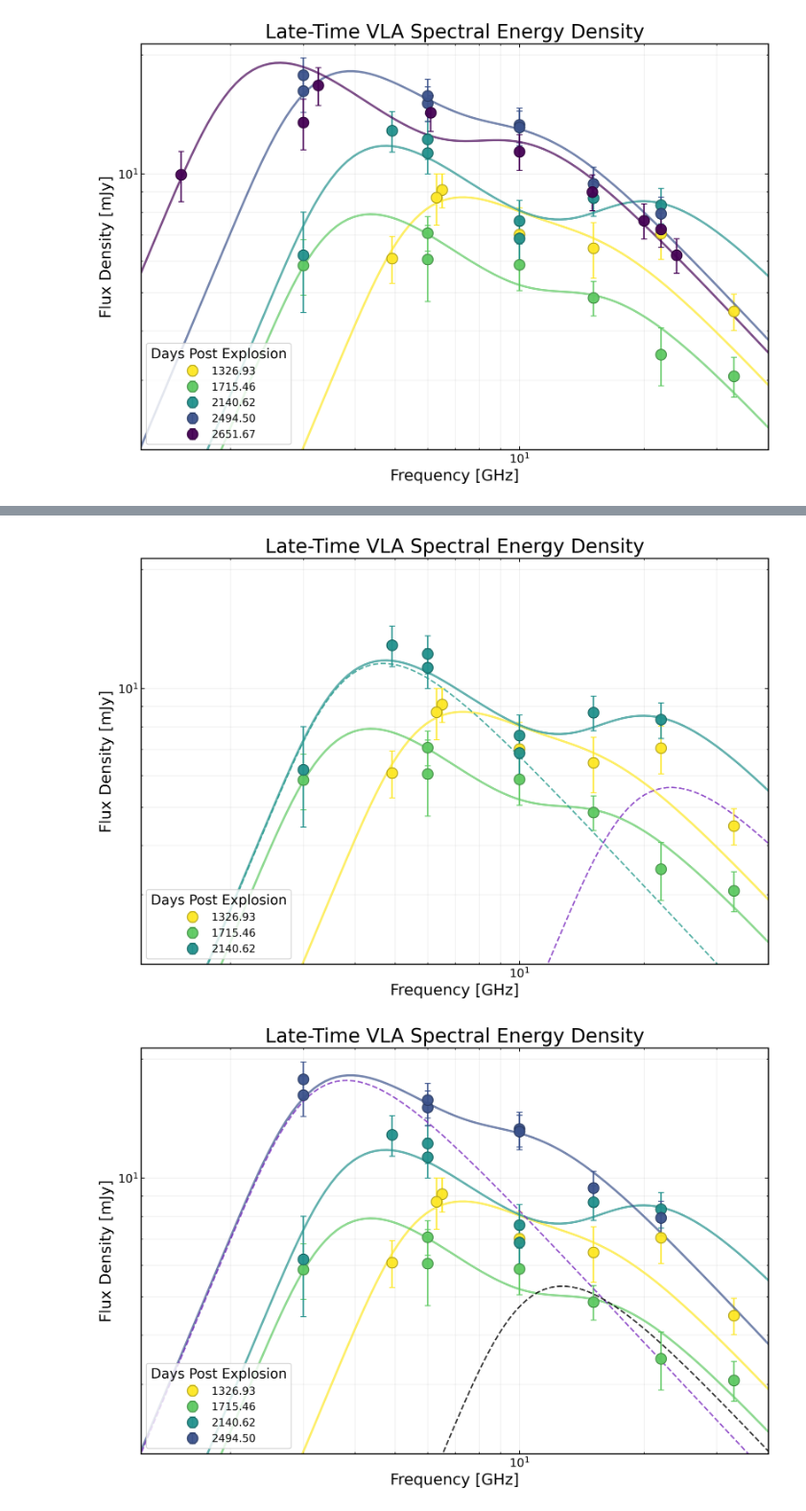
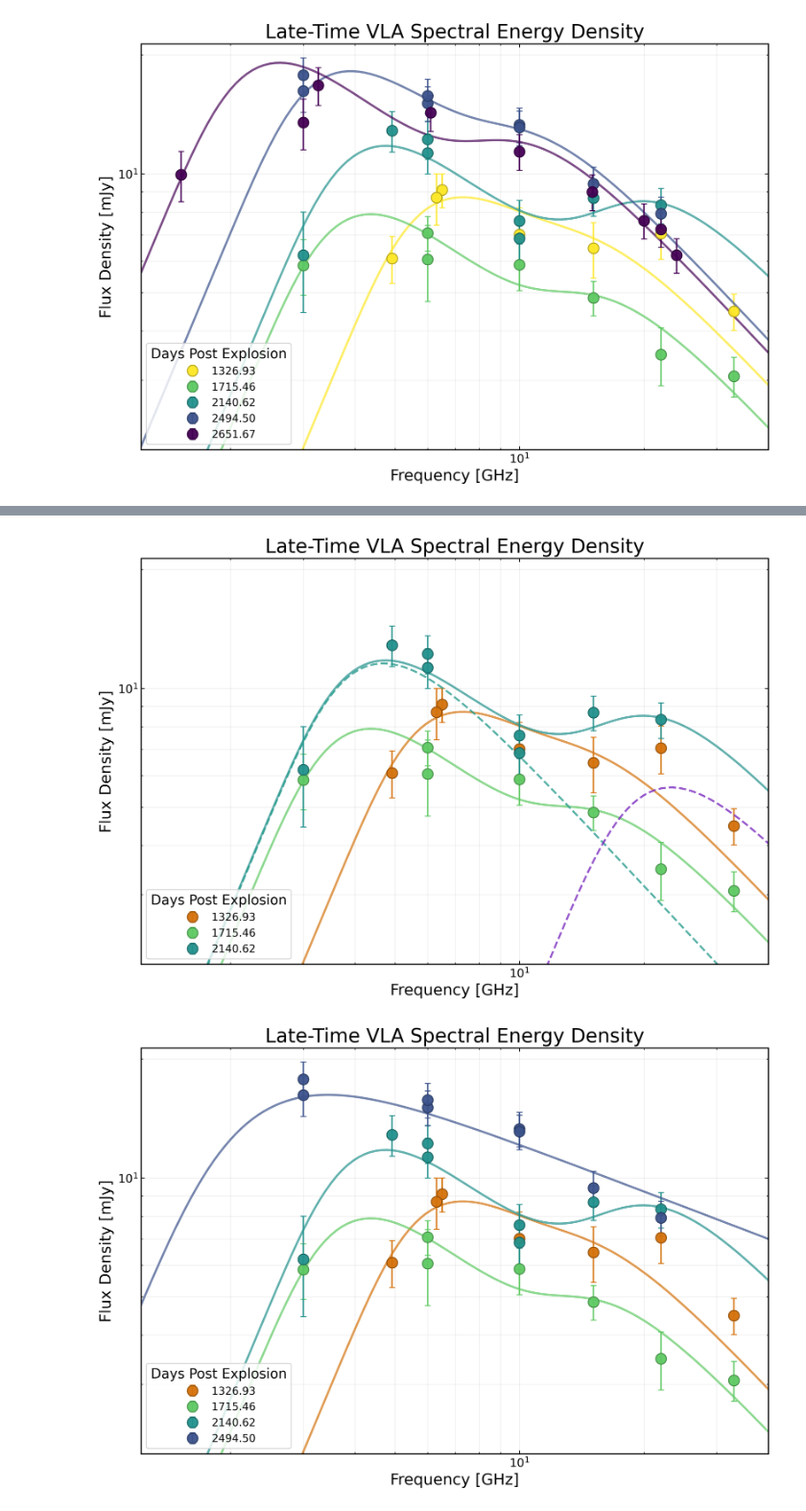
Before and after one commit to AnnikaDeutsch/SN2018ivc_2026, a Jupyter notebook: all_sed_plot.ipynb, the cells around one changed output, grey strips where cells are left out. Shown at 96% size. Saved outputs shown, nothing was run; the diff lists cells and outputs as text; code cells hidden in the pictures.

Commit message:
make colors more pallatable for presentation

```diff
--- a/all_sed_plot.ipynb
+++ b/all_sed_plot.ipynb
@@ -117,6 +117,7 @@ fig, ax = plt.subplots(figsize=(10, 7), dpi=300)
 
 cmap = mpl.colormaps["viridis"]
 colors = [cmap(x) for x in np.linspace(1, 0, len(epoch_info))]
+colors[0] = mpl.colors.to_rgba("#D4710A")
 
 freq_range = np.logspace(np.log10(min(data["freq"])*0.5), np.log10(max(data["freq"])*1.5), 200)
 
@@ -178,9 +179,9 @@ fig.tight_layout()
 
 # plot the individual SSA components for the first epoch
 ax.plot(freq_range, functions.F_SSA_Nayana(freq_range, 8.140128294692257,6.349322904940138,3.24),
-        color='#E45756', ls='--', alpha=0.8, label="Component 1")
+        color='#E45756', ls='--', alpha=0.8, label="Component 1", lw=2)
 ax.plot(freq_range, functions.F_SSA_Nayana(freq_range, 2.213420542680235,16.58741421383587,3.24),
-        color='#2A9D8F', ls='--', alpha=0.8, label="Component 2")
+        color='#2A9D8F', ls='--', alpha=0.8, label="Component 2", lw=2)
 
 plt.show()
 # %% [output]
@@ -190,6 +191,7 @@ fig, ax = plt.subplots(figsize=(10, 7), dpi=300)
 
 cmap = mpl.colormaps["viridis"]
 colors = [cmap(x) for x in np.linspace(1, 0, len(epoch_info))]
+colors[0] = mpl.colors.to_rgba("#D4710A")
 
 freq_range = np.logspace(np.log10(min(data["freq"])*0.5), np.log10(max(data["freq"])*1.5), 200)
 
@@ -251,8 +253,8 @@ fig.tight_layout()
 
 # plot the individual SSA components for the first epoch
 ax.plot(freq_range, functions.F_SSA_Nayana(freq_range, 7.620449268620149,3.9098306549590776,3.24),
-        color='#E45756', ls='--', alpha=0.8, label="Component 1")
+        color='#E45756', ls='--', alpha=0.8, label="Component 1", lw=2)
 ax.plot(freq_range, functions.F_SSA_Nayana(freq_range, 2.4079067661325673,16.505630103965093,3.24),
-        color='#2A9D8F', ls='--', alpha=0.8, label="Component 2")
+        color='#2A9D8F', ls='--', alpha=0.8, label="Component 2", lw=2)
 plt.show()
 # %% [output]
@@ -262,6 +264,7 @@ fig, ax = plt.subplots(figsize=(10, 7), dpi=300)
 
 cmap = mpl.colormaps["viridis"]
 colors = [cmap(x) for x in np.linspace(1, 0, len(epoch_info))]
+colors[0] = mpl.colors.to_rgba("#D4710A")
 
 freq_range = np.logspace(np.log10(min(data["freq"])*0.5), np.log10(max(data["freq"])*1.5), 200)
 
@@ -323,17 +326,18 @@ fig.tight_layout()
 
 # plot the individual SSA components for the first epoch
 ax.plot(freq_range, functions.F_SSA_Nayana(freq_range, 11.348487460607927,4.246335227172541,3.24),
-        color='#2A9D8F', ls='--', alpha=0.8, label="Component 2")
+        color='#2A9D8F', ls='--', alpha=0.8, label="Component 2", lw=2)
 ax.plot(freq_range, functions.F_SSA_Nayana(freq_range, 5.5063665744335735,21.079498692404968,3.24),
-        color='#7B2CBF', ls='--', alpha=0.8, label="Component 3")
+        color='#7B2CBF', ls='--', alpha=0.8, label="Component 3", lw=2)
 plt.show()
 # %% [output]
-[figure, old version]
+[figure, new version]
 # %%
 fig, ax = plt.subplots(figsize=(10, 7), dpi=300)
 
 cmap = mpl.colormaps["viridis"]
 colors = [cmap(x) for x in np.linspace(1, 0, len(epoch_info))]
+colors[0] = mpl.colors.to_rgba("#D4710A")
 
 freq_range = np.logspace(np.log10(min(data["freq"])*0.5), np.log10(max(data["freq"])*1.5), 200)
 
@@ -369,38 +373,38 @@ for (epoch, ph_lo, ph_hi, param_file), color in zip(epoch_info[:4], colors[:4]):
             row["F_p (mJy)"],
             row["nu_p (GHz)"],
             row["p"]
         )
 
     ax.plot(freq_range, total_fit, color=color, lw=2.2, alpha=0.7)
 
 # --- Axes ---
 ax.set_xscale("log")
 ax.set_yscale("log")
 x_sed = (0.8*np.min(data['freq']), 1.2*np.max(data['freq']))
 ax.set_xlim(x_sed[0], 40)
 y_lims = (0.8*np.min(data['flux']), 1.2*np.max(data['flux']))
 ax.set_ylim(2, y_lims[1])
 
 ax.set_xlabel("Frequency [GHz]")
 ax.set_ylabel("Flux Density [mJy]")
 ax.set_title("Late-Time VLA Spectral Energy Density")
 
 ax.legend(title="Days Post Explosion", loc="lower left", frameon=True)
 ax.grid(True, which='both', alpha=0.2)
 #ax.grid(False, which='minor')
 
 fig.tight_layout()
 # fig.savefig("sn2018ivc_seds_with_fits.png", bbox_inches="tight", dpi=300)
 # fig.savefig("sn2018ivc_seds_with_fits.pdf", bbox_inches="tight")
 
 # plot the individual SSA components for the first epoch
-ax.plot(freq_range, functions.F_SSA_Nayana(freq_range, 17.32335102844023,3.4572053487096626,3.24),
-        color='#7B2CBF', ls='--', alpha=0.8, label="Component 3")
-ax.plot(freq_range, functions.F_SSA_Nayana(freq_range, 5.221309291825169,11.494596273404769,3.24),
-        color='k', ls='--', alpha=0.8, label="Component 4")
+# ax.plot(freq_range, functions.F_SSA_Nayana(freq_range, 17.32335102844023,3.4572053487096626,3.24),
+#         color='#7B2CBF', ls='--', alpha=0.8, label="Component 3")
+# ax.plot(freq_range, functions.F_SSA_Nayana(freq_range, 5.221309291825169,11.494596273404769,3.24),
+#         color='k', ls='--', alpha=0.8, label="Component 4")
 plt.show()
 # %% [output]
-[figure, old version]
+[figure, new version]
 # %%
 fig, ax = plt.subplots(figsize=(10, 7), dpi=300)
 
```
Also changed, not shown: parts of 3 cells of this notebook.
